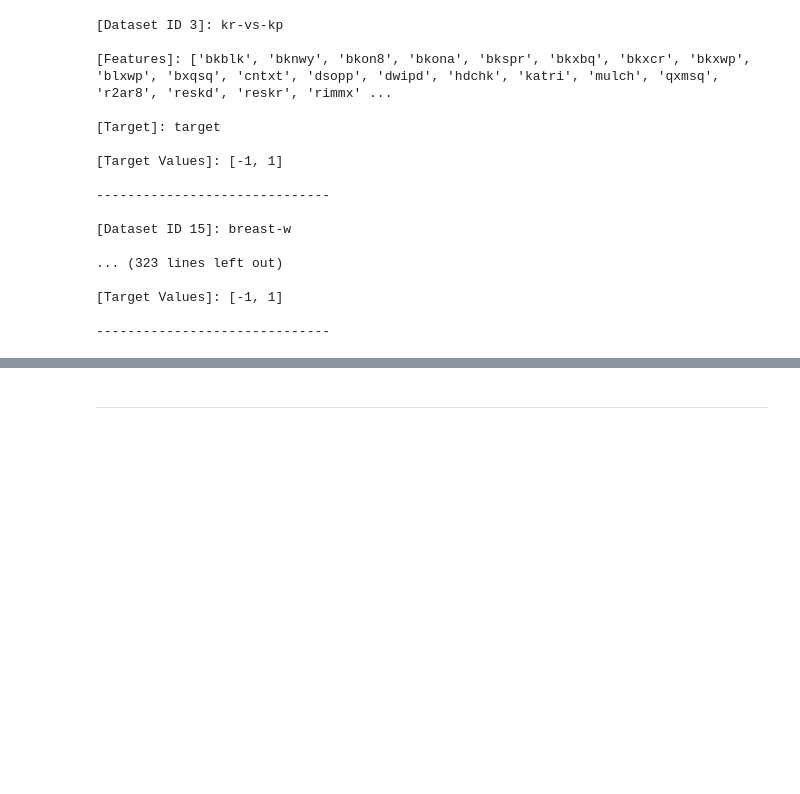
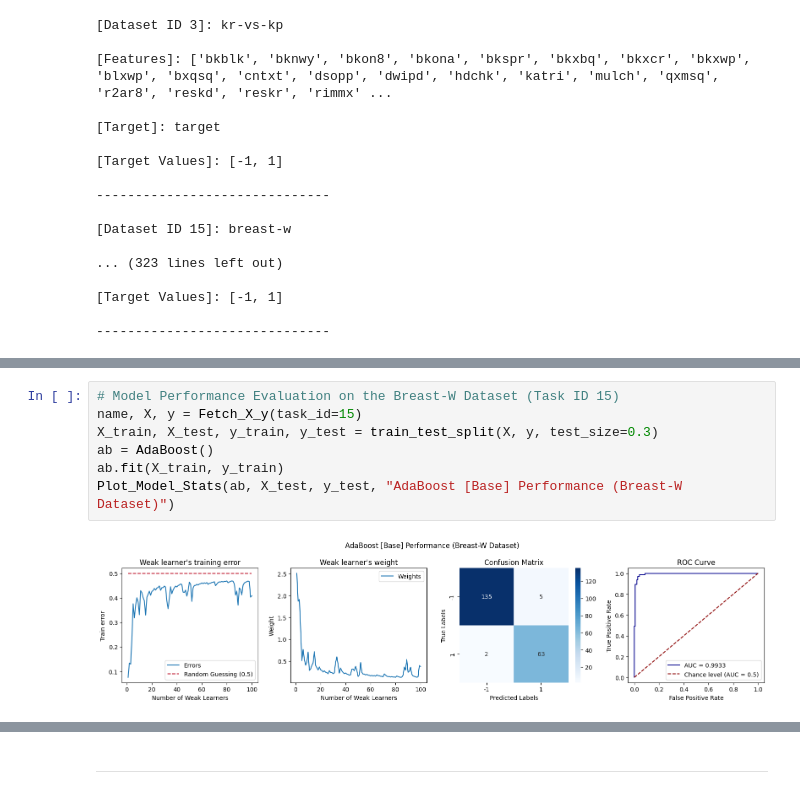
Before and after one commit to EstevesX10/ML1-AdaBoost-Analysis-Optimization, a Jupyter notebook: AdaBoost/AdaBoost.ipynb, the cells around one changed output, grey strips where cells are left out. Saved outputs shown, nothing was run; the diff lists cells and outputs as text; blank space fills up the shorter version.

Commit message:
Added more text and continued working on how the base model is evaluated

```diff
--- a/AdaBoost/AdaBoost.ipynb
+++ b/AdaBoost/AdaBoost.ipynb
@@ -282,0 +297,9 @@ Model_Accuracies_Per_Dataset(Base_Results, 'AdaBoost [Base]')
+# %%
+# Model Performance Evaluation on the Breast-W Dataset (Task ID 15)
+name, X, y = Fetch_X_y(task_id=15)
+X_train, X_test, y_train, y_test = train_test_split(X, y, test_size=0.3)
+ab = AdaBoost()
+ab.fit(X_train, y_train)
+Plot_Model_Stats(ab, X_test, y_test, "AdaBoost [Base] Performance (Breast-W Dataset)")
+# %% [output]
+[figure, added]
```
Also changed, not shown: parts of 15 cells of this notebook.
